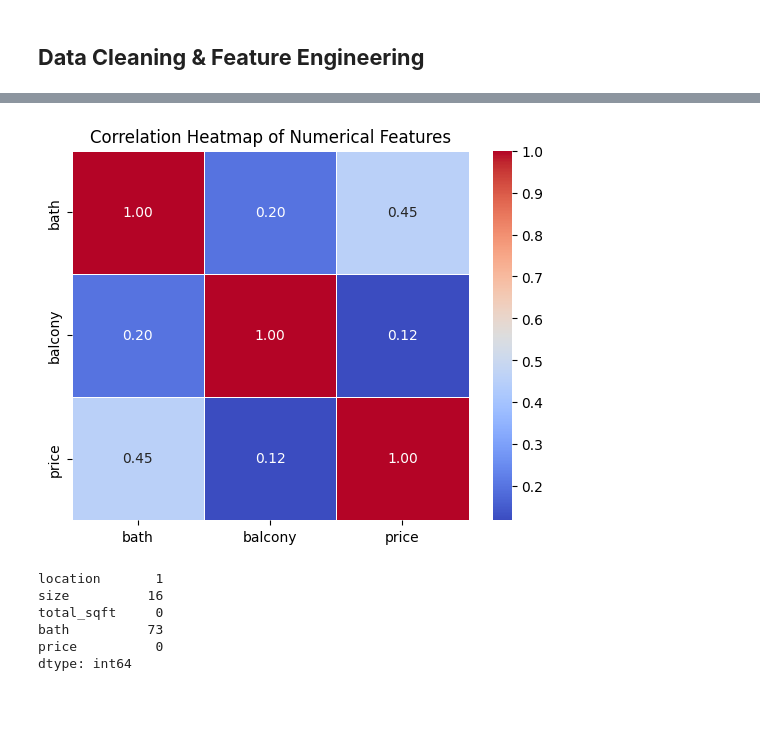
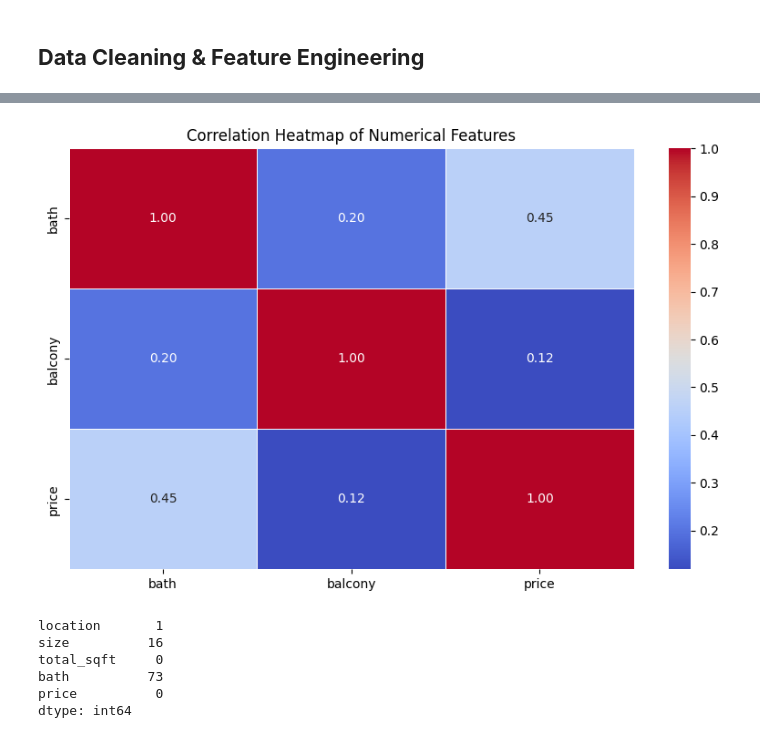
Before and after one commit to aysh34/Real-Estate-Price-Estimator, a Jupyter notebook: End-to-End-Real-Estate-Price-Estimator.ipynb, the cells around one changed output, grey strips where cells are left out. Saved outputs shown, nothing was run; the diff lists cells and outputs as text; code cells hidden in the pictures; blank space fills up the shorter version.

```diff
--- a/End-to-End-Real-Estate-Price-Estimator.ipynb
+++ b/End-to-End-Real-Estate-Price-Estimator.ipynb
@@ -98,9 +110,10 @@ plt.show()
 # %%
+plt.figure(figsize=(10, 6))
 sns.heatmap(df1.corr(numeric_only=True), annot=True, cmap='coolwarm', fmt=".2f", linewidths=0.5)
 plt.title('Correlation Heatmap of Numerical Features')
 plt.show()
 # %% [output]
-[figure, old version]
+[figure, new version]
 # %%
 # society has almost 41% null values so drop it, also drop availability,society,area_type
 df2 = df1.drop(columns=["availability","society","area_type","balcony"])
```
Also changed, not shown: parts of 18 cells of this notebook.
